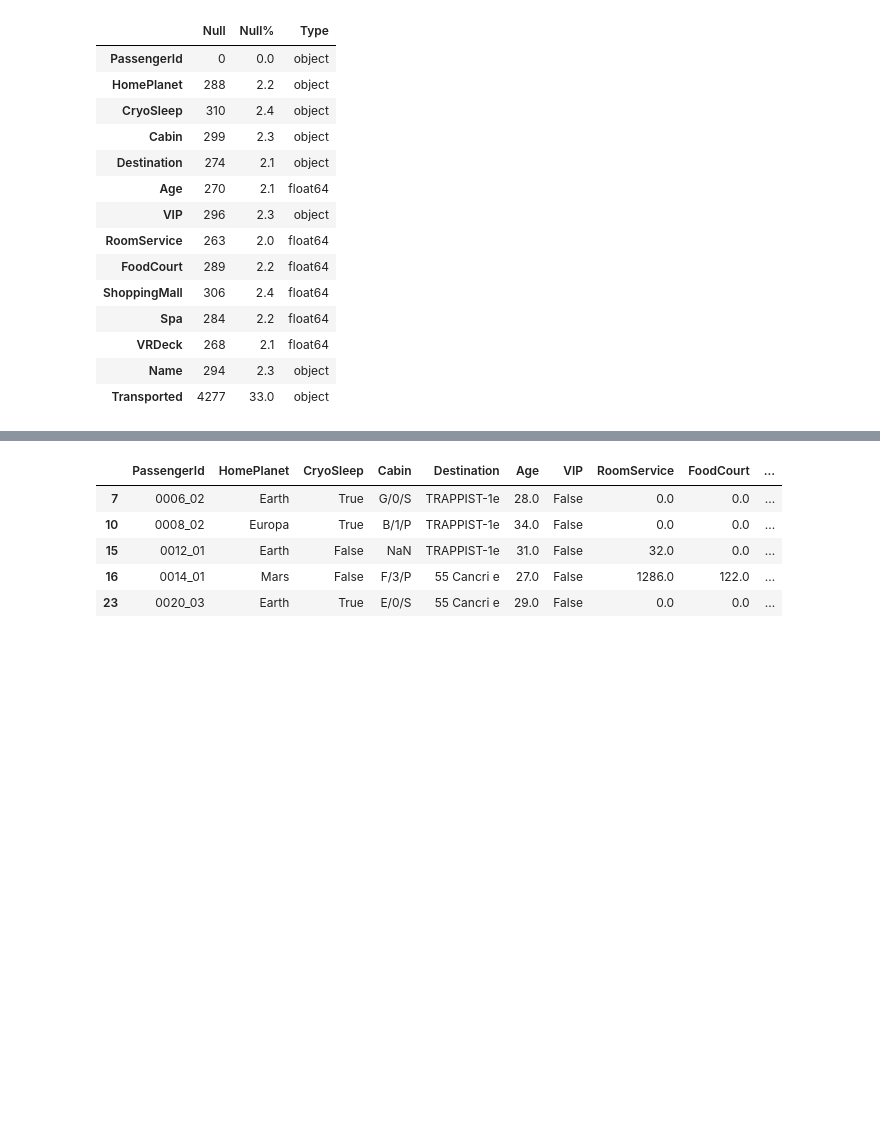
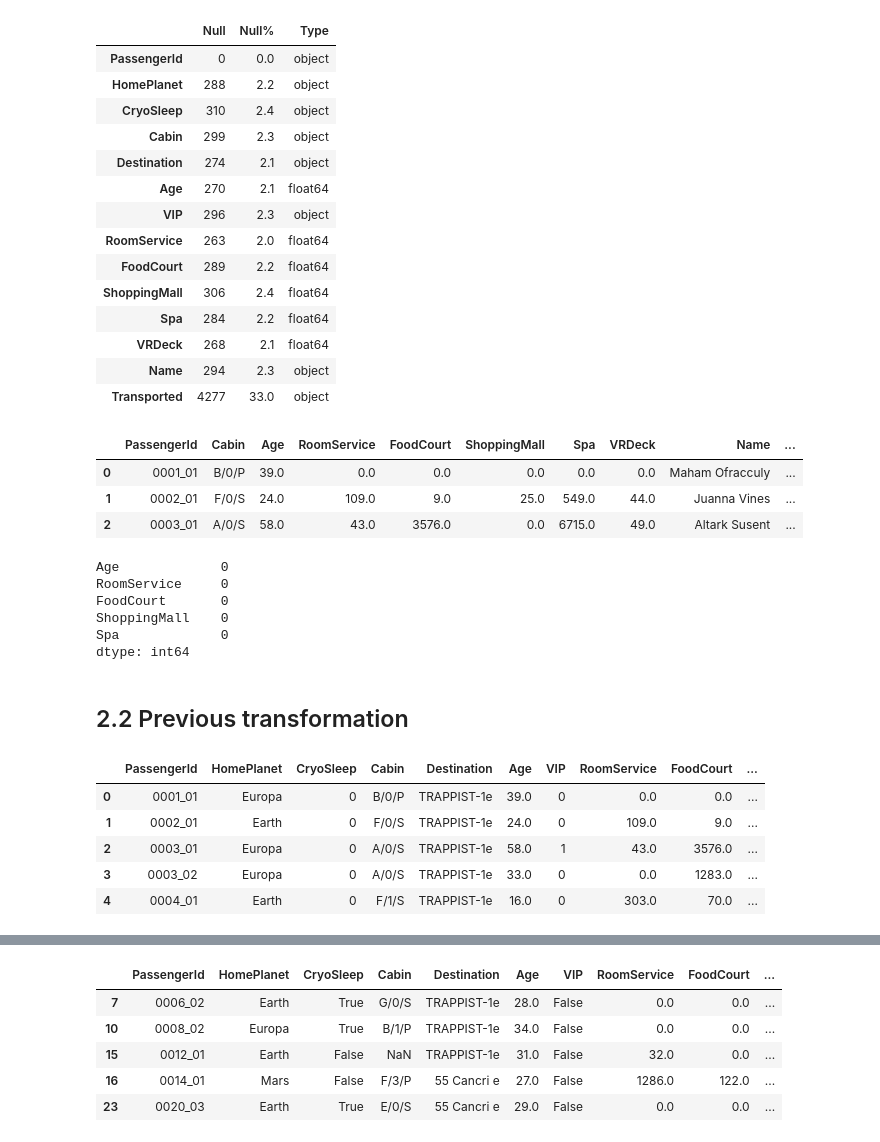
Before and after one commit to JMViJi/Spaceship-Titanic-Kaggle-Competition, a Jupyter notebook: spaceship-titanic.ipynb, the cells around one changed output, grey strips where cells are left out. Saved outputs shown, nothing was run; the diff lists cells and outputs as text; code cells hidden in the pictures; blank space fills up the shorter version.

```diff
--- a/spaceship-titanic.ipynb
+++ b/spaceship-titanic.ipynb
@@ -62,3 +115,22 @@ X_info
 | VRDeck | 268 | 2.1 | float64 |
 | Name | 294 | 2.3 | object |
 | Transported | 4277 | 33.0 | object |
+# %%
+#One hot encoding for columns HomePlanet, CryoSleep, Destination and  VIP
+ohe_HomePlanet = pd.get_dummies(X_train['HomePlanet'], prefix='HomePlanet').astype(bool).astype(int)
+ohe_CryoSleep = pd.get_dummies(X_train['CryoSleep'], prefix='CryoSleep').astype(bool).astype(int)
+ohe_Destination = pd.get_dummies(X_train['Destination'], prefix='Destination').astype(bool).astype(int)
+ohe_VIP = pd.get_dummies(X_train['VIP'], prefix='VIP').astype(bool).astype(int)
+
+# Concatenate X_train and ohe_... in one dataframe
+X_train_OHE = pd.concat([X_train, ohe_HomePlanet, ohe_CryoSleep, ohe_Destination, ohe_VIP], axis=1) # Concatenate X_train and ohe_... in one dataframe
+
+# Drop columns HomePlanet, CryoSleep, Destination and  VIP
+X_train_OHE = X_train_OHE.drop(['HomePlanet', 'CryoSleep', 'Destination', 'VIP'], axis=1)
+
+X_train_OHE.head(3)
+# %% [output]
+|  | PassengerId | Cabin | Age | RoomService | FoodCourt | ShoppingMall | Spa | VRDeck | Name | ... |
+| 0 | 0001_01 | B/0/P | 39.0 | 0.0 | 0.0 | 0.0 | 0.0 | 0.0 | Maham Ofracculy | ... |
+| 1 | 0002_01 | F/0/S | 24.0 | 109.0 | 9.0 | 25.0 | 549.0 | 44.0 | Juanna Vines | ... |
+| 2 | 0003_01 | A/0/S | 58.0 | 43.0 | 3576.0 | 0.0 | 6715.0 | 49.0 | Altark Susent | ... |
@@ -64,0 +159,24 @@ X_info
+# %%
+Nulls = df_imputed.isnull().sum() # Number of null values in each feature
+Nulls.head()
+# %% [output]
+Age             0
+RoomService     0
+FoodCourt       0
+ShoppingMall    0
+Spa             0
+dtype: int64
+# %% [markdown]
+## 2.2 Previous transformation
+# %%
+"""X_train['VIP'] = X_train['VIP'].astype(bool).astype(int) # VIP column is converted to boolean and then to integer
+X_train['Transported'] = X_train['Transported'].astype(bool).astype(int) # Transported column is converted to boolean and then to integer
+X_train['CryoSleep'] = X_train['CryoSleep'].astype(bool).astype(int) # Transported column is converted to boolean and then to integer
+X_train.head()"""
+# %% [output]
+|  | PassengerId | HomePlanet | CryoSleep | Cabin | Destination | Age | VIP | RoomService | FoodCourt | ... |
+| 0 | 0001_01 | Europa | 0 | B/0/P | TRAPPIST-1e | 39.0 | 0 | 0.0 | 0.0 | ... |
+| 1 | 0002_01 | Earth | 0 | F/0/S | TRAPPIST-1e | 24.0 | 0 | 109.0 | 9.0 | ... |
+| 2 | 0003_01 | Europa | 0 | A/0/S | TRAPPIST-1e | 58.0 | 1 | 43.0 | 3576.0 | ... |
+| 3 | 0003_02 | Europa | 0 | A/0/S | TRAPPIST-1e | 33.0 | 0 | 0.0 | 1283.0 | ... |
+| 4 | 0004_01 | Earth | 0 | F/1/S | TRAPPIST-1e | 16.0 | 0 | 303.0 | 70.0 | ... |
```
Also changed, not shown: parts of 20 cells of this notebook.
